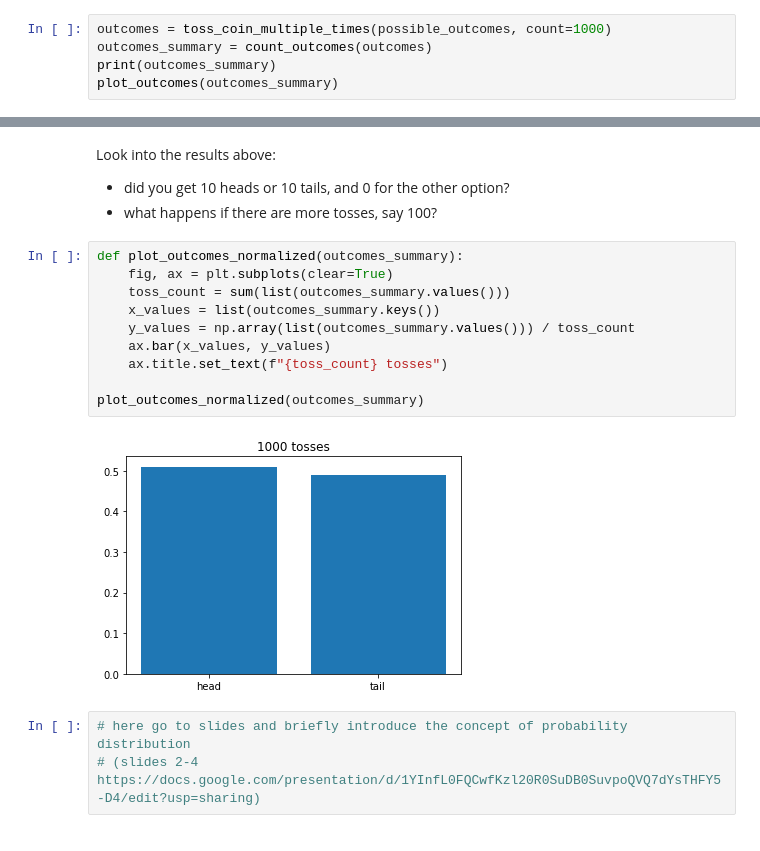
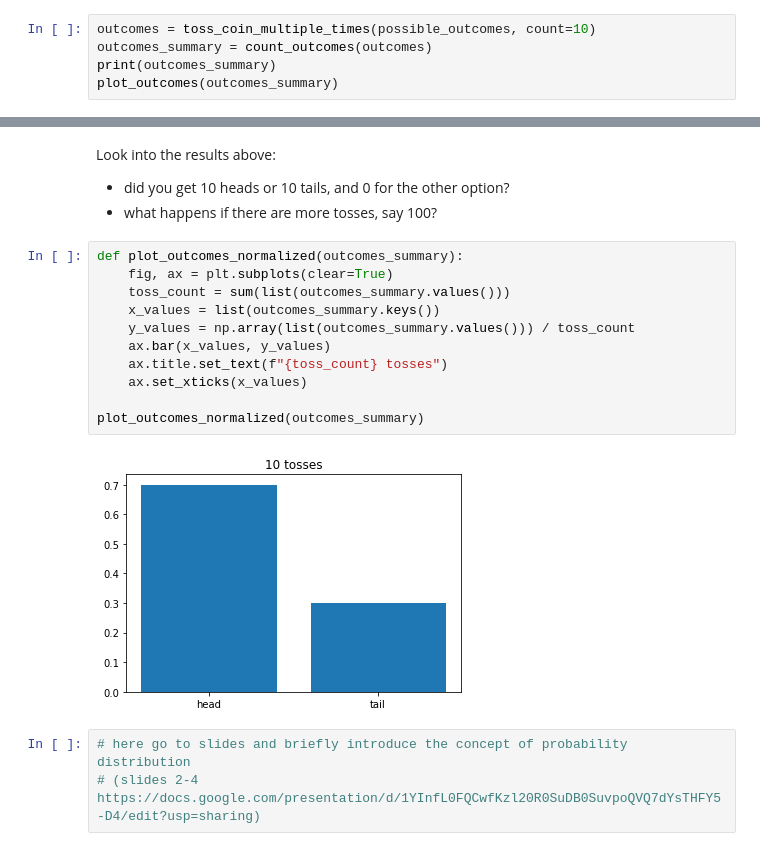
Before and after one commit to uio-bmi/stats_for_cs, a Jupyter notebook: ProbabilityIntro.ipynb, the cells around one changed output, grey strips where cells are left out. Saved outputs shown, nothing was run; the diff lists cells and outputs as text.

```diff
--- a/ProbabilityIntro.ipynb
+++ b/ProbabilityIntro.ipynb
@@ -54,5 +56,5 @@ def plot_outcomes(outcomes_summary):
 # %%
-outcomes = toss_coin_multiple_times(possible_outcomes, count=1000)
+outcomes = toss_coin_multiple_times(possible_outcomes, count=10)
 outcomes_summary = count_outcomes(outcomes)
 print(outcomes_summary)
 plot_outcomes(outcomes_summary)
@@ -67,15 +69,16 @@ Look into the results above:
 # %%
 def plot_outcomes_normalized(outcomes_summary):
     fig, ax = plt.subplots(clear=True)
     toss_count = sum(list(outcomes_summary.values()))
     x_values = list(outcomes_summary.keys())
     y_values = np.array(list(outcomes_summary.values())) / toss_count
     ax.bar(x_values, y_values)
     ax.title.set_text(f"{toss_count} tosses")
+    ax.set_xticks(x_values)
 
 plot_outcomes_normalized(outcomes_summary)
 # %% [output]
-[figure, old version]
+[figure, new version]
 # %%
 # here go to slides and briefly introduce the concept of probability distribution
 # (slides 2-4 https://docs.google.com/presentation/d/1YInfL0FQCwfKzl20R0SuDB0SuvpoQVQ7dYsTHFY5-D4/edit?usp=sharing)
```
Also changed, not shown: parts of 7 cells of this notebook, 1 other file.
